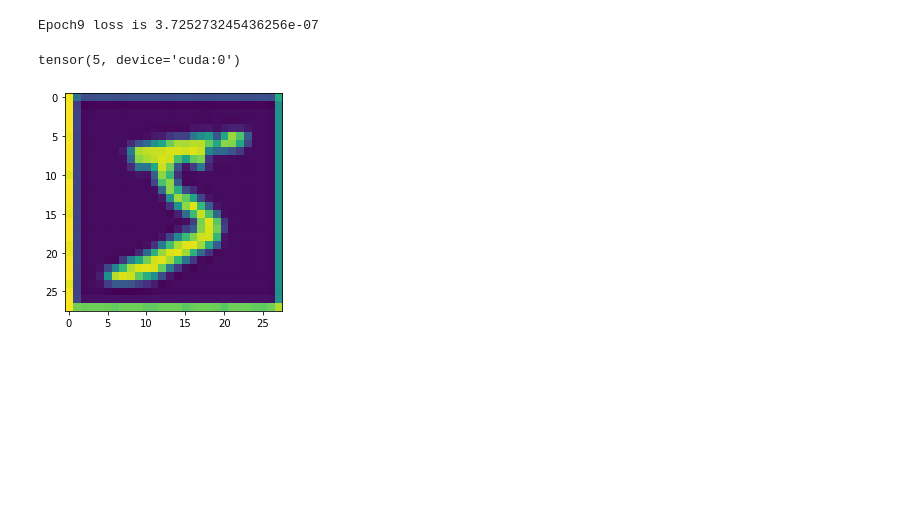
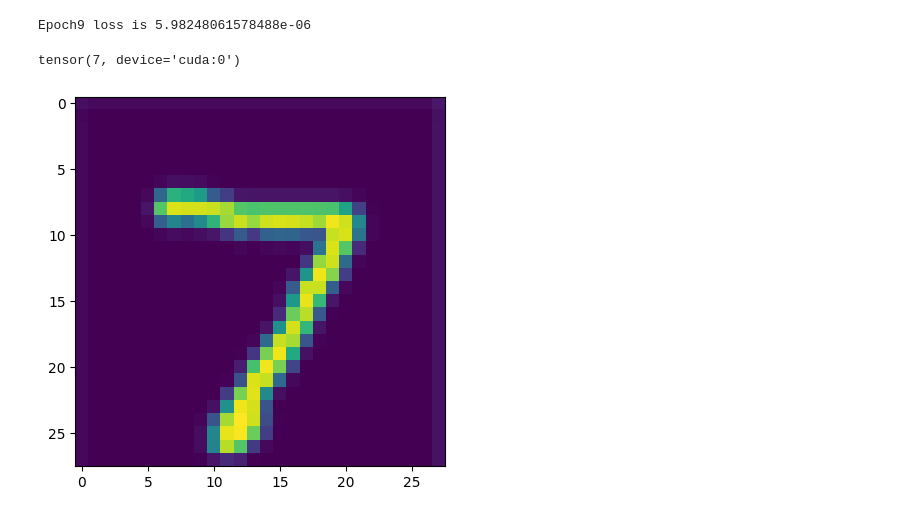
Before and after one commit to AghoraGuru/AI-ML-Playground, a Jupyter notebook: PyTorch/MNIST/MNIST_PyTorch.ipynb, the cells around one changed output. Saved outputs shown, nothing was run; the diff lists cells and outputs as text; code cells hidden in the pictures; blank space fills up the shorter version.

```diff
--- a/PyTorch/MNIST/MNIST_PyTorch.ipynb
+++ b/PyTorch/MNIST/MNIST_PyTorch.ipynb
@@ -81,9 +83,9 @@ with open('model_state.pt','wb') as f:
 import matplotlib.pyplot as plt
 import torch
 from PIL import Image
-with open('/content/model_state.pt',"rb") as f:
+with open('model_state.pt',"rb") as f:
   clf.load_state_dict(load(f))
-image = Image.open('/content/sample_image.jpg')
+image = Image.open('/home/kalyan/gitrepo/AI-ML-Playground/PyTorch/MNIST/data/sample_image.png')
 img = image.convert('L')
 #reshaping to weight 1,3,1480,1490
 img = img.resize((28,28))
@@ -207,28 +212,28 @@ if __name__ == "__main__":
 with open('model_state.pt','wb') as f:
   save(clf.state_dict(),f)
 # %% [output]
-Epoch9 loss is 3.725273245436256e-07
+Epoch9 loss is 5.98248061578488e-06
 # %%
 with open('model_state.pt','wb') as f:
   save(clf.state_dict(),f)
 # %%
 #predicting
 from PIL import Image
 import numpy as np
 import matplotlib.pyplot as plt
 
 def predict(img,model):
     x = ToTensor()(img).unsqueeze(0).to('cuda')
     yhat = model(x)
     return yhat.argmax()
 
-img = Image.open('/content/0_oHxOGD8nrUN4e5-x.png')
+img = Image.open('/home/kalyan/gitrepo/AI-ML-Playground/PyTorch/MNIST/data/sample_image.png')
 #convertin to 1 channel
 img = img.convert('L')
 #reshaping to weight 1,3,1480,1490
 img = img.resize((28,28))
 plt.imshow(img)
 print(predict(img,clf))
 # %% [output]
-tensor(5, device='cuda:0')
+tensor(7, device='cuda:0')
-[figure, old version]
+[figure, new version]
```
Also changed, not shown: parts of 5 cells of this notebook, 1 other file.
